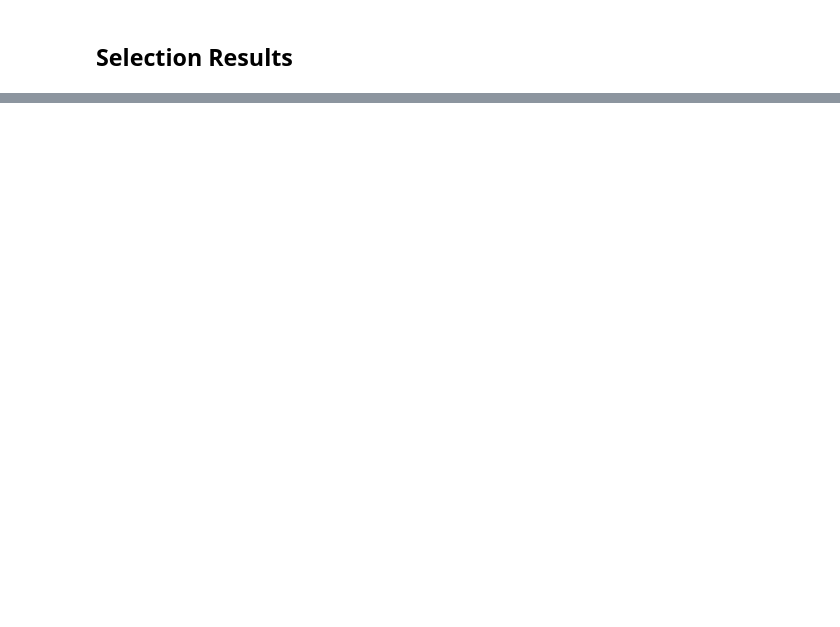
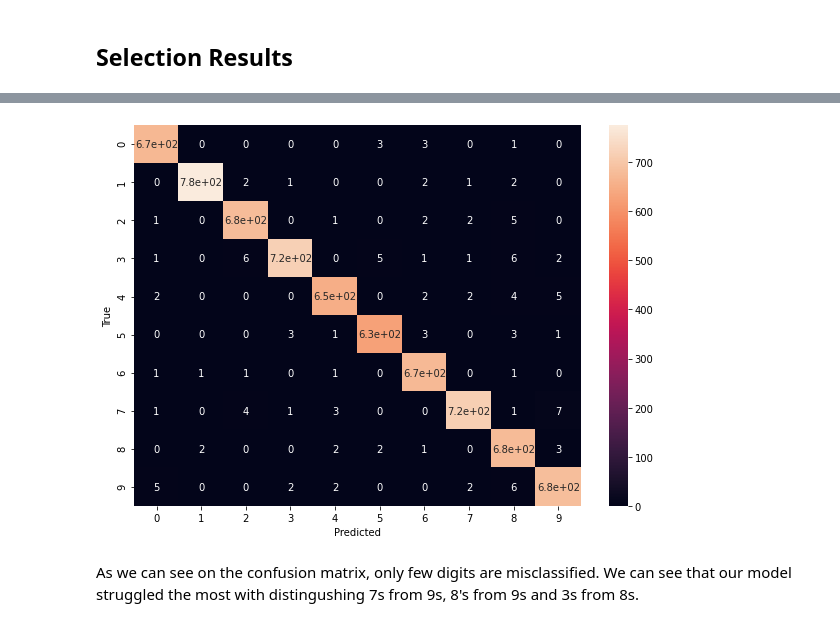
Before and after one commit to JohannaJo/INF264-project-3, a Jupyter notebook: Project 3.ipynb, the cells around one changed output, grey strips where cells are left out. Saved outputs shown, nothing was run; the diff lists cells and outputs as text; code cells hidden in the pictures; blank space fills up the shorter version.

Commit message:
Added confusion matrix

```diff
--- a/Project 3.ipynb
+++ b/Project 3.ipynb
@@ -465,7 +440,7 @@ Out of the ones tested, the optimal number of neighbours was __.
 # %% [markdown]
 ## Selection Results
 # %%
-epochs = 20
+epochs = 10
 batch_size = 32
 leNet_optimal_model = leNet_5_setup(activation_function = 'tanh', learning_rate = 0.01)
 leNet_opt_history = leNet_optimal_model.fit(X_train_4d, y_train_onehot, validation_data=(X_test_4d, y_test_onehot), shuffle=False, batch_size = batch_size, epochs = epochs, verbose = 1)
@@ -495,0 +474,19 @@ Accuracy of LeNet-5 model on new unseen test data: 0.9872857332229614
+# %%
+# Preprocess y-values for confusion matrix creation
+y_pred = leNet_optimal_model.predict(X_test_4d) # Get predicted values
+y_pred = np.argmax(y_pred, axis=1) # Convert arrays to single predicted values
+y_true = np.argmax(y_test_onehot, axis=1)
+
+# Generate confusion matrix
+confusion_matrix_data = {'True': y_true, 'Predicted': y_pred}
+df = pd.DataFrame(confusion_matrix_data, columns=['True','Predicted'])
+confusion_matrix_dataframe = pd.crosstab(df['True'], df['Predicted'], rownames=['True'], colnames=['Predicted'])
+
+# Plot confusion matrix
+plt.figure(figsize = (10,7))
+sn.heatmap(confusion_matrix_dataframe, annot=True)
+plt.show()
+# %% [output]
+[figure, added]
+# %% [markdown]
+As we can see on the confusion matrix, only few digits are misclassified. We can see that our model struggled the most with distingushing 7s from 9s, 8's from 9s and 3s from 8s.
```
Also changed, not shown: parts of 26 cells of this notebook.
